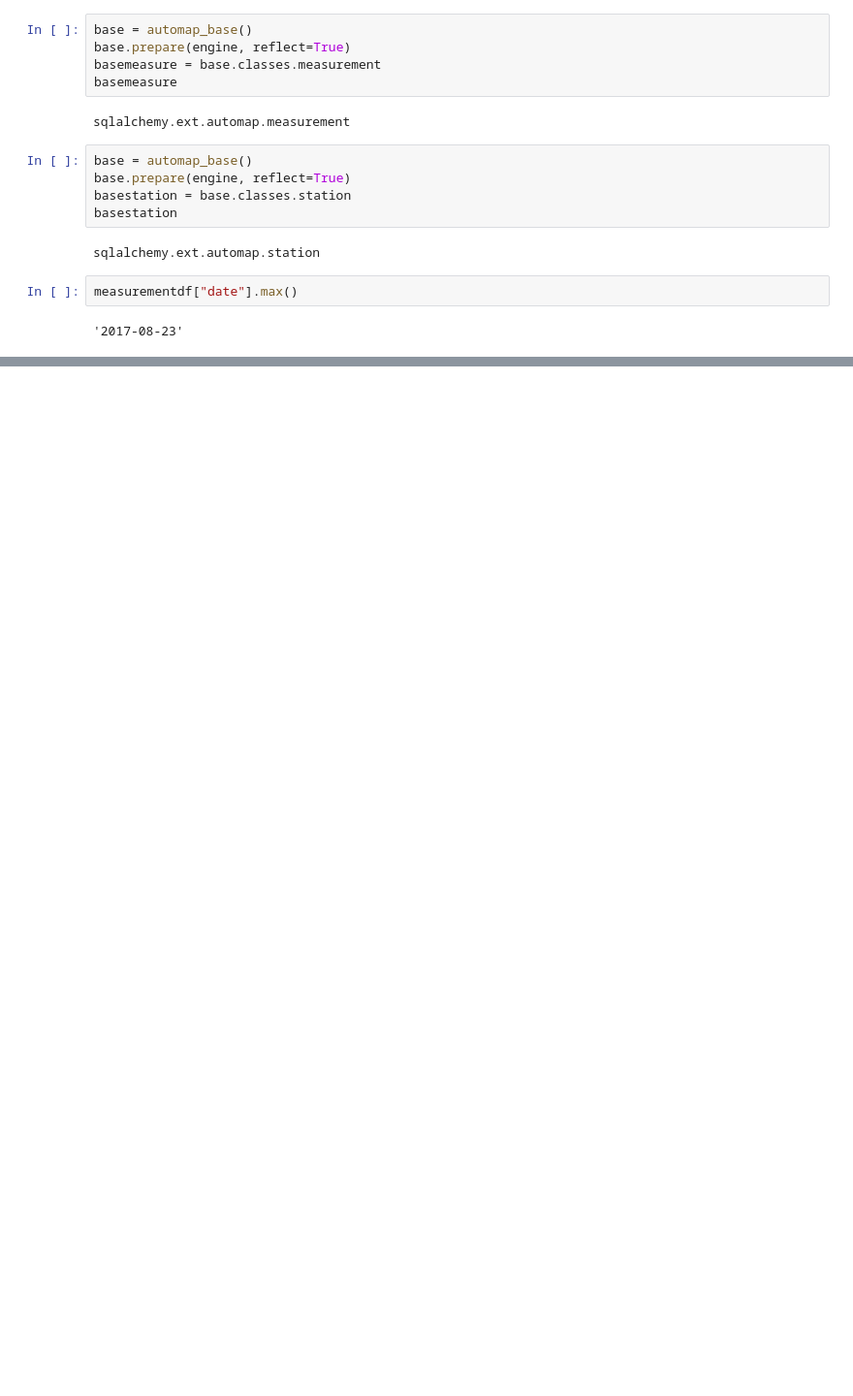
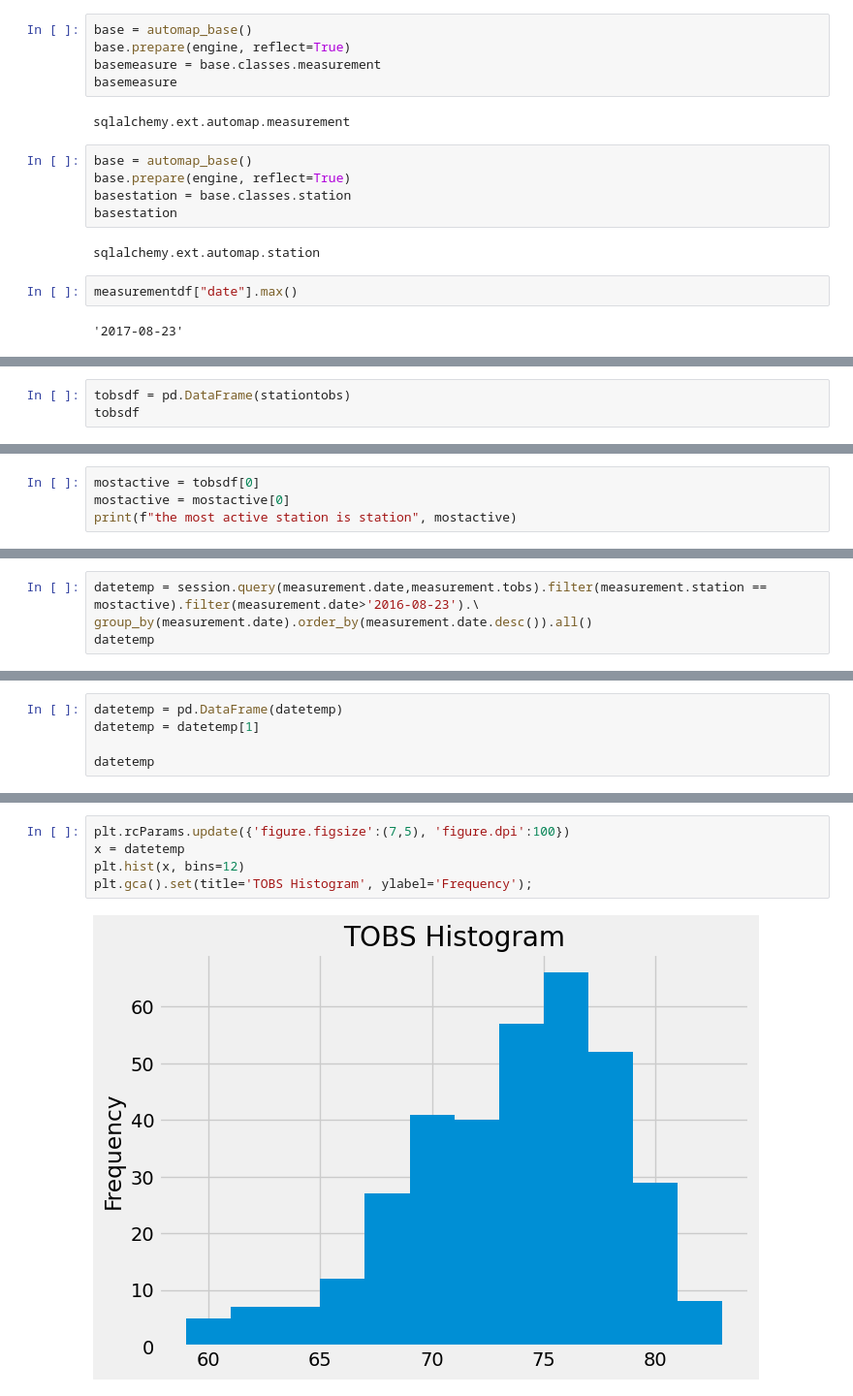
Before and after one commit to smrigney/sqlalchemy-challenge, a Jupyter notebook: sqlalchemy.ipynb, the cells around one changed output, grey strips where cells are left out. Shown at 97% size. Saved outputs shown, nothing was run; the diff lists cells and outputs as text; blank space fills up the shorter version.

```diff
--- a/sqlalchemy.ipynb
+++ b/sqlalchemy.ipynb
@@ -105,0 +130,3 @@ print(dates)
+# %%
+tobsdf = pd.DataFrame(stationtobs)
+tobsdf
@@ -105,0 +144,4 @@ print(dates)
+# %%
+mostactive = tobsdf[0]
+mostactive = mostactive[0]
+print(f"the most active station is station", mostactive)
@@ -105,0 +164,4 @@ print(dates)
+# %%
+datetemp = session.query(measurement.date,measurement.tobs).filter(measurement.station == mostactive).filter(measurement.date>'2016-08-23').\
+group_by(measurement.date).order_by(measurement.date.desc()).all()
+datetemp
@@ -105,0 +186,5 @@ print(dates)
+# %%
+datetemp = pd.DataFrame(datetemp)
+datetemp = datetemp[1]
+
+datetemp
@@ -105,0 +204,7 @@ print(dates)
+# %%
+plt.rcParams.update({'figure.figsize':(7,5), 'figure.dpi':100})
+x = datetemp
+plt.hist(x, bins=12)
+plt.gca().set(title='TOBS Histogram', ylabel='Frequency');
+# %% [output]
+[figure, added]
```
Also changed, not shown: parts of 12 cells of this notebook.
